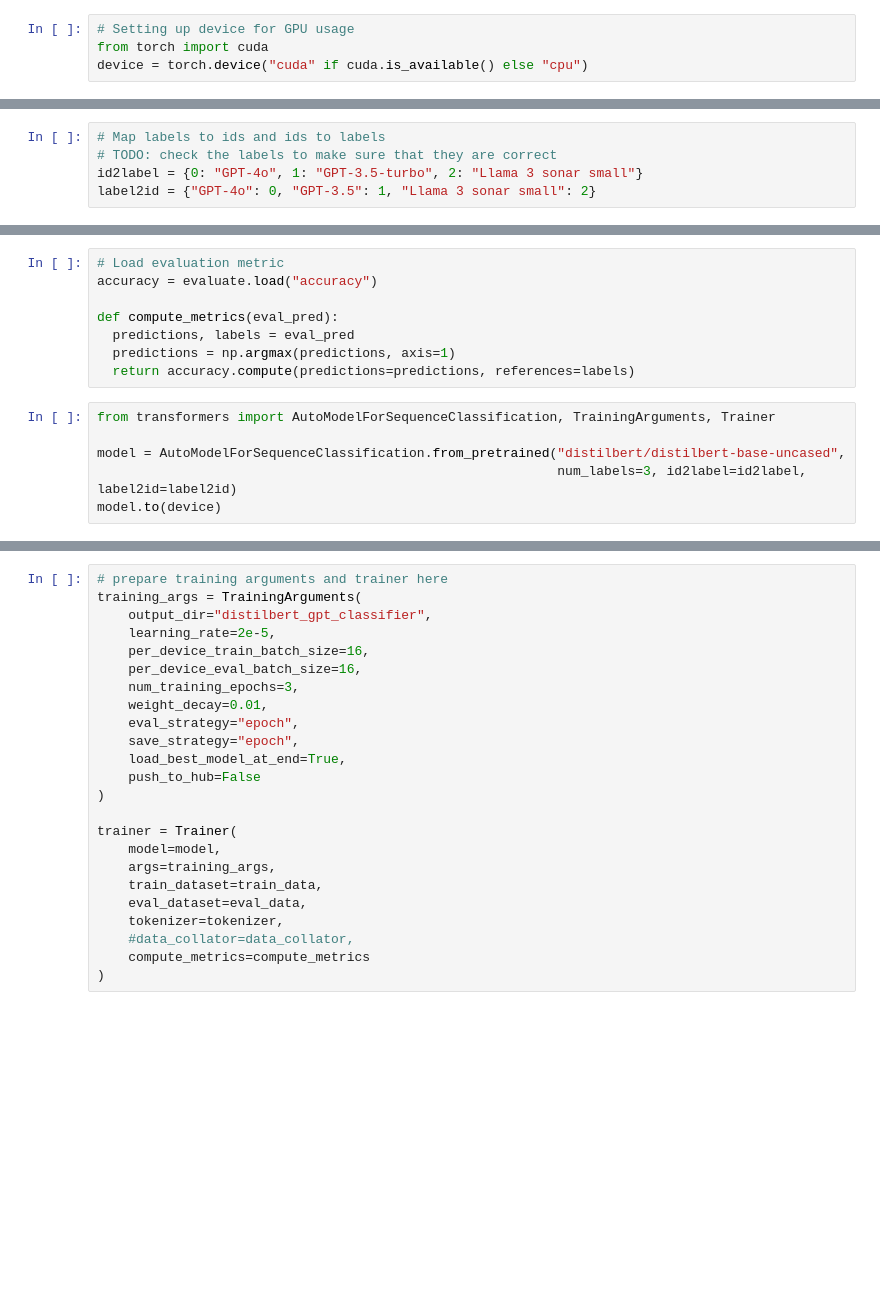
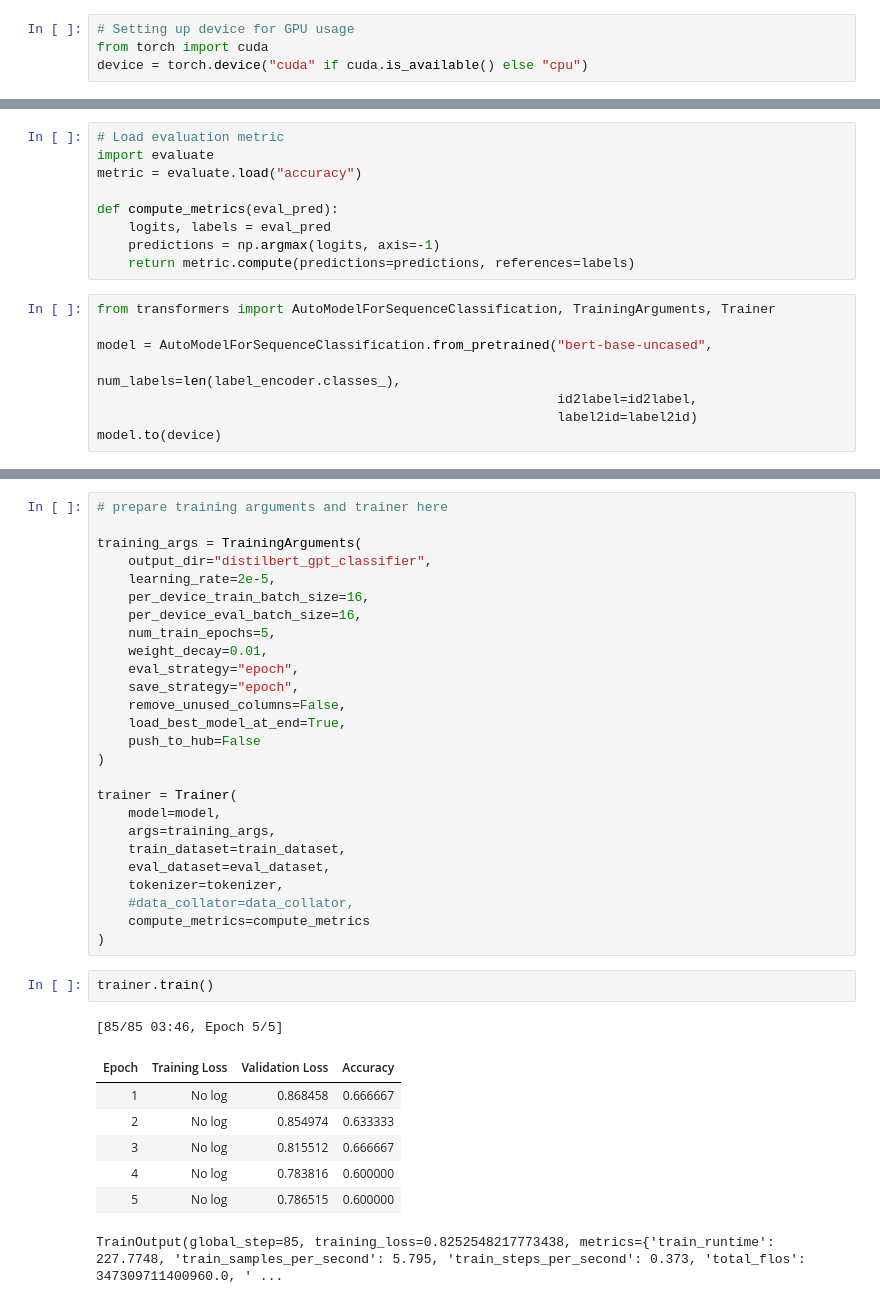
Before and after one commit to bayesmaxxing/gpt-text-classifier, a Jupyter notebook: gpt_classification_finetune.ipynb, the cells around one changed output, grey strips where cells are left out. Drawn from its saved outputs; the diff is of its cells as text; blank space fills up the shorter version.

Commit message:
v1 of model

```diff
--- a/gpt_classification_finetune.ipynb
+++ b/gpt_classification_finetune.ipynb
@@ -43,5 +65,0 @@ eval_data = eval_data.map(preprocess_function, batched=True, return_tensors="pt"
-# %%
-# Map labels to ids and ids to labels
-# TODO: check the labels to make sure that they are correct
-id2label = {0: "GPT-4o", 1: "GPT-3.5-turbo", 2: "Llama 3 sonar small"}
-label2id = {"GPT-4o": 0, "GPT-3.5": 1, "Llama 3 sonar small": 2}
@@ -48,14 +101,17 @@ label2id = {"GPT-4o": 0, "GPT-3.5": 1, "Llama 3 sonar small": 2}
 # %%
 # Load evaluation metric
-accuracy = evaluate.load("accuracy")
+import evaluate
+metric = evaluate.load("accuracy")
 
 def compute_metrics(eval_pred):
-  predictions, labels = eval_pred
-  predictions = np.argmax(predictions, axis=1)
-  return accuracy.compute(predictions=predictions, references=labels)
+    logits, labels = eval_pred
+    predictions = np.argmax(logits, axis=-1)
+    return metric.compute(predictions=predictions, references=labels)
 # %%
 from transformers import AutoModelForSequenceClassification, TrainingArguments, Trainer
 
-model = AutoModelForSequenceClassification.from_pretrained("distilbert/distilbert-base-uncased",
-                                                           num_labels=3, id2label=id2label, label2id=label2id)
+model = AutoModelForSequenceClassification.from_pretrained("bert-base-uncased",
+                                                           num_labels=len(label_encoder.classes_),
+                                                           id2label=id2label,
+                                                           label2id=label2id)
 model.to(device)
@@ -62,14 +143,16 @@ model.to(device)
 # %%
 # prepare training arguments and trainer here
+
 training_args = TrainingArguments(
     output_dir="distilbert_gpt_classifier",
     learning_rate=2e-5,
     per_device_train_batch_size=16,
     per_device_eval_batch_size=16,
-    num_training_epochs=3,
+    num_train_epochs=5,
     weight_decay=0.01,
     eval_strategy="epoch",
     save_strategy="epoch",
+    remove_unused_columns=False,
     load_best_model_at_end=True,
     push_to_hub=False
 )
@@ -77,9 +160,20 @@ training_args = TrainingArguments(
 trainer = Trainer(
     model=model,
     args=training_args,
-    train_dataset=train_data,
-    eval_dataset=eval_data,
+    train_dataset=train_dataset,
+    eval_dataset=eval_dataset,
     tokenizer=tokenizer,
     #data_collator=data_collator,
     compute_metrics=compute_metrics
 )
+# %%
+trainer.train()
+# %% [output]
+[85/85 03:46, Epoch 5/5]
+| Epoch | Training Loss | Validation Loss | Accuracy |
+| 1 | No log | 0.868458 | 0.666667 |
+| 2 | No log | 0.854974 | 0.633333 |
+| 3 | No log | 0.815512 | 0.666667 |
+| 4 | No log | 0.783816 | 0.600000 |
+| 5 | No log | 0.786515 | 0.600000 |
+TrainOutput(global_step=85, training_loss=0.8252548217773438, metrics={'train_runtime': 227.7748, 'train_samples_per_second': 5.795, 'train_steps_per_second': 0.373, 'total_flos': 347309711400960.0, ' ...
```
Also changed, not shown: parts of 7 cells of this notebook.
